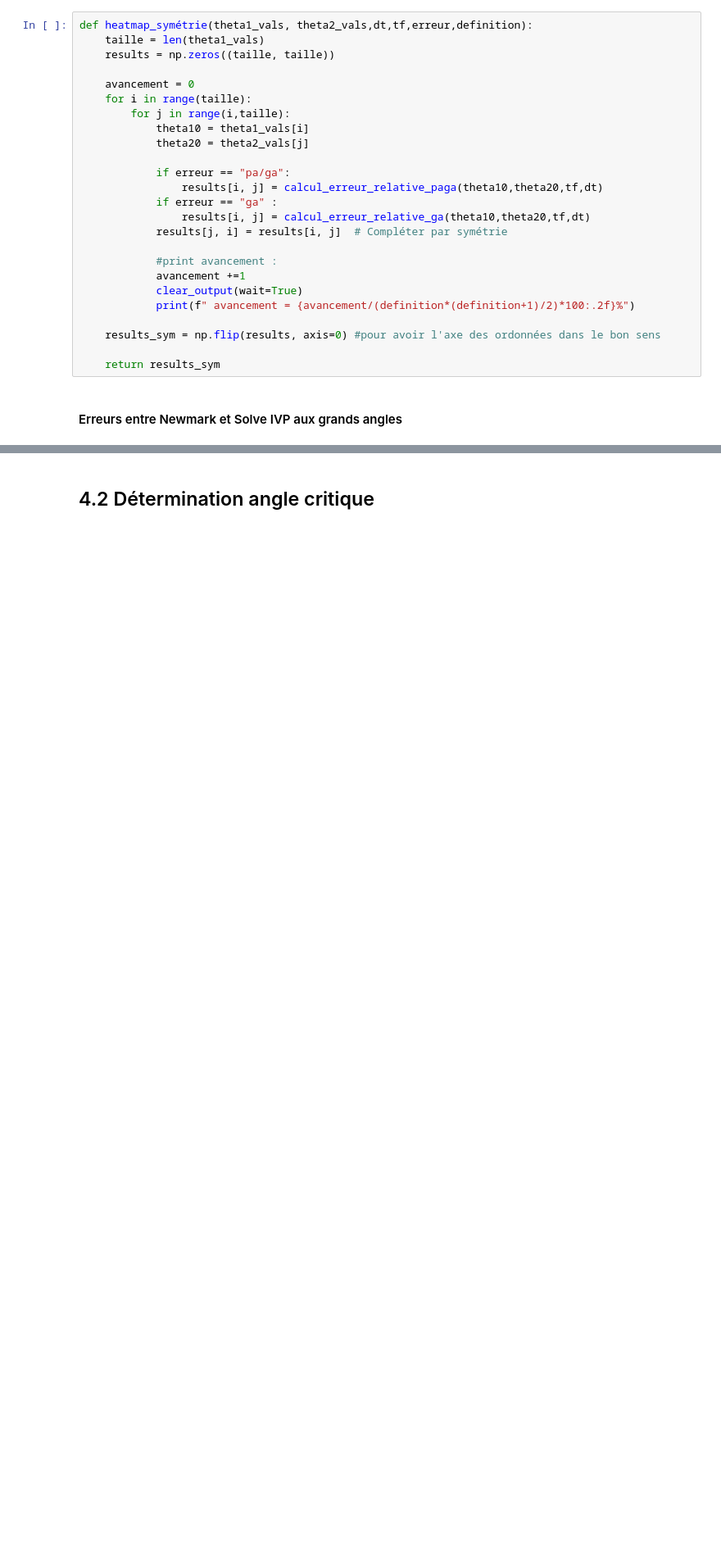
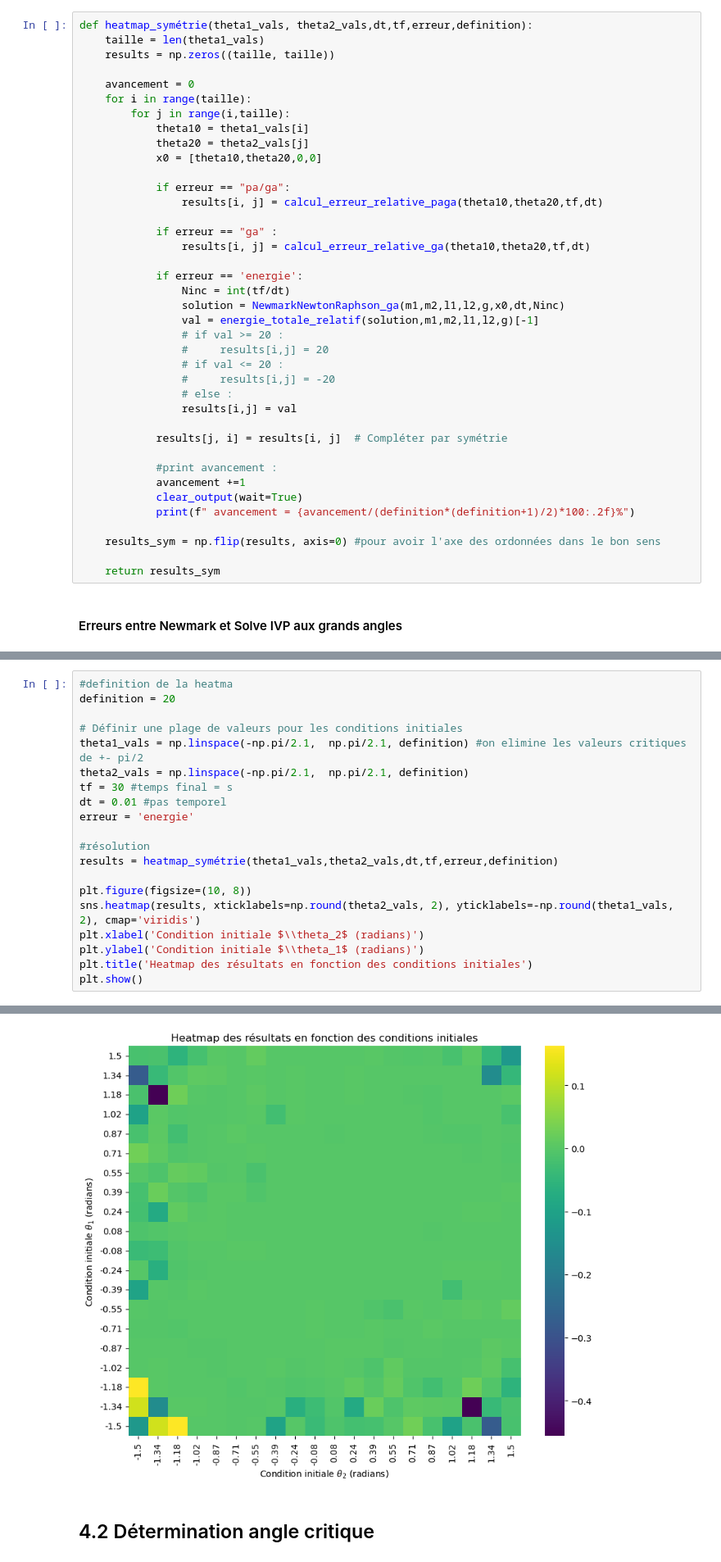
Before and after one commit to artlexiis/pendule-double, a Jupyter notebook: Jupyter Notebook/Pendule_Double.ipynb, the cells around one changed output, grey strips where cells are left out. Shown at 82% size. Drawn from its saved outputs; the diff is of its cells as text; blank space fills up the shorter version.

```diff
--- a/Jupyter Notebook/Pendule_Double.ipynb
+++ b/Jupyter Notebook/Pendule_Double.ipynb
@@ -780,11 +780,25 @@ def heatmap_symétrie(theta1_vals, theta2_vals,dt,tf,erreur,definition):
         for j in range(i,taille):
             theta10 = theta1_vals[i]
             theta20 = theta2_vals[j]
+            x0 = [theta10,theta20,0,0]
 
             if erreur == "pa/ga":
                 results[i, j] = calcul_erreur_relative_paga(theta10,theta20,tf,dt)
+
             if erreur == "ga" :
                 results[i, j] = calcul_erreur_relative_ga(theta10,theta20,tf,dt)
+
+            if erreur == 'energie':
+                Ninc = int(tf/dt)
+                solution = NewmarkNewtonRaphson_ga(m1,m2,l1,l2,g,x0,dt,Ninc)
+                val = energie_totale_relatif(solution,m1,m2,l1,l2,g)[-1]
+                # if val >= 20 :
+                #     results[i,j] = 20
+                # if val <= 20 :
+                #     results[i,j] = -20
+                # else :
+                results[i,j] = val
+
             results[j, i] = results[i, j]  # Compléter par symétrie
 
             #print avancement :
@@ -822,0 +841,21 @@ plt.show()
+# %%
+#definition de la heatma
+definition = 20
+
+# Définir une plage de valeurs pour les conditions initiales
+theta1_vals = np.linspace(-np.pi/2.1,  np.pi/2.1, definition) #on elimine les valeurs critiques de +- pi/2
+theta2_vals = np.linspace(-np.pi/2.1,  np.pi/2.1, definition)
+tf = 30 #temps final = s
+dt = 0.01 #pas temporel
+erreur = 'energie'
+
+#résolution
+results = heatmap_symétrie(theta1_vals,theta2_vals,dt,tf,erreur,definition)
+
+plt.figure(figsize=(10, 8))
+sns.heatmap(results, xticklabels=np.round(theta2_vals, 2), yticklabels=-np.round(theta1_vals, 2), cmap='viridis')
+plt.xlabel('Condition initiale $\\theta_2$ (radians)')
+plt.ylabel('Condition initiale $\\theta_1$ (radians)')
+plt.title('Heatmap des résultats en fonction des conditions initiales')
+plt.show()
+# %% [output]
@@ -823,3 +863,4 @@ plt.show()
+[figure, added]
 # %% [markdown]
 ## 4.2 Détermination angle critique
 # %%
```
Also changed, not shown: parts of 20 cells of this notebook, 5 other files.
